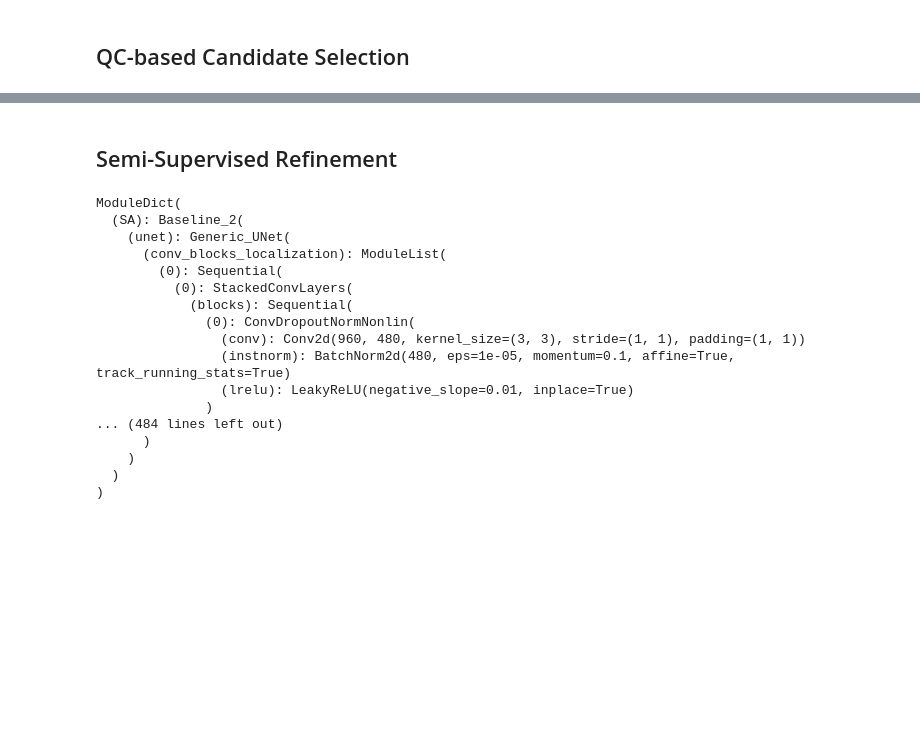
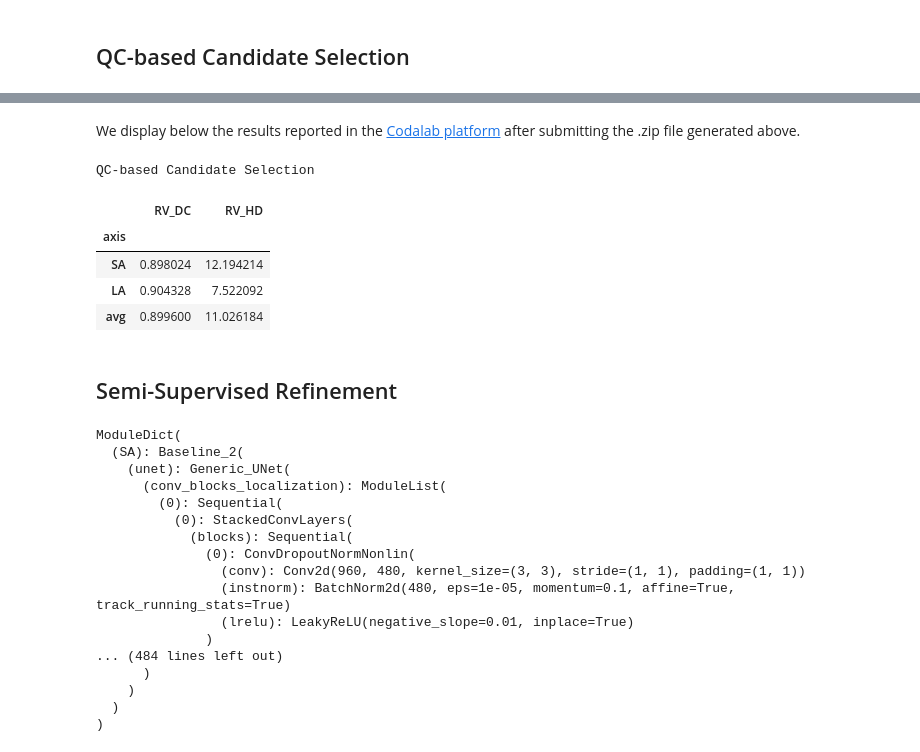
Before and after one commit to manigalati/MnMs2, a Jupyter notebook: Model_Refinement.ipynb, the cells around one changed output, grey strips where cells are left out. Saved outputs shown, nothing was run; the diff lists cells and outputs as text; code cells hidden in the pictures; blank space fills up the shorter version.

```diff
--- a/Model_Refinement.ipynb
+++ b/Model_Refinement.ipynb
@@ -675,3 +723,19 @@ display_results(results)
+# %% [markdown]
+We display below the results reported in the <a href="https://www.ub.edu/mnms-2/#:~:text=the%20competition%20in-,Codalab,-to%20submit%20your"> Codalab platform</a> after submitting the .zip file generated above.
+# %%
+print("\033[1mQC-based Candidate Selection\033[0m")
+pd.DataFrame.from_dict({
+    "axis": ["SA", "LA", "avg"],
+    "RV_DC": [0.898024197115, 0.904328292327, 0.899600220918],
+    "RV_HD": [12.194214048970, 7.522092252961, 11.026183599968],
+}).set_index("axis")
+# %% [output]
+QC-based Candidate Selection
+|  | RV_DC | RV_HD |
+| axis |  |  |
+| SA | 0.898024 | 12.194214 |
+| LA | 0.904328 | 7.522092 |
+| avg | 0.899600 | 11.026184 |
 # %% [markdown]
 ## Semi-Supervised Refinement
 # %%
```
Also changed, not shown: parts of 23 cells of this notebook.
